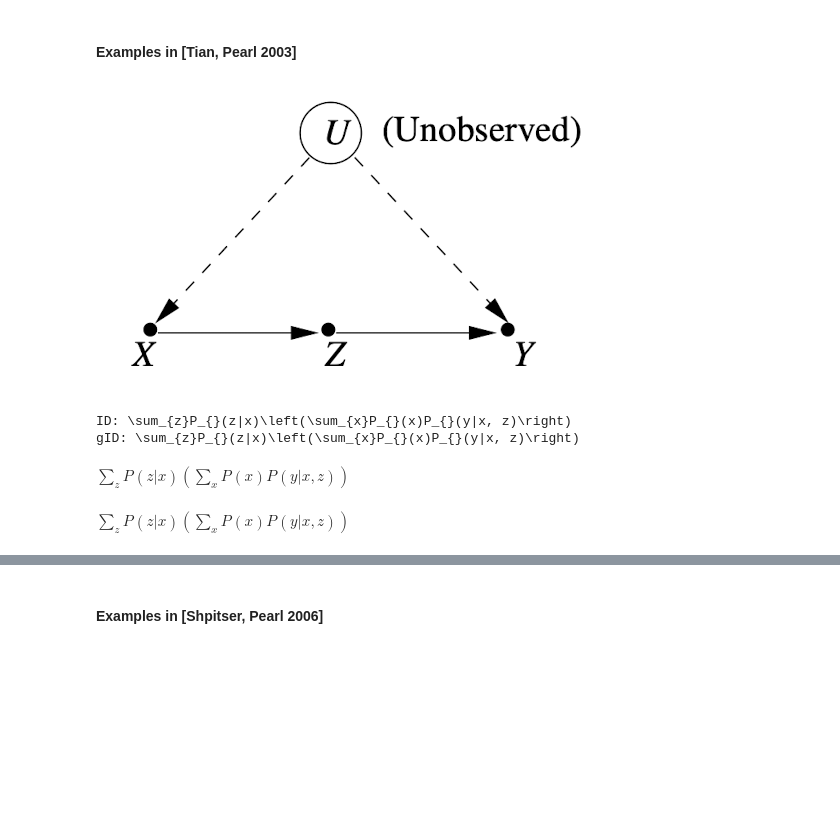
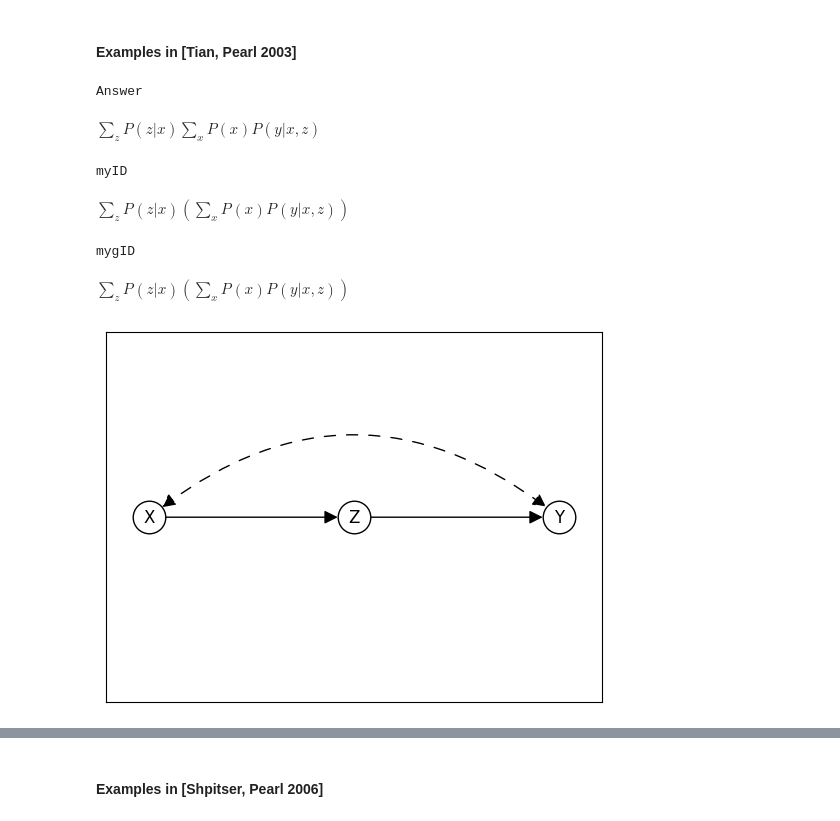
Before and after one commit to DS-argus/GS_MABUC, a Jupyter notebook: ID_examples.ipynb, the cells around one changed output, grey strips where cells are left out. Cells and saved outputs as stored; diff of their text form; code cells hidden in the pictures; blank space fills up the shorter version.

```diff
--- a/ID_examples.ipynb
+++ b/ID_examples.ipynb
@@ -7,23 +8,32 @@ from IPython.display import display, Math, Image
 #### Examples in [Tian, Pearl 2003]
 # %%
 # Figure 1: Front-door case
-display(Image(filename='Images/03_Figure1.png'))
+# display(Image(filename='Images/03_Figure1.png'))
 
-G = CausalDiagram({'X', 'Z', 'Y'},
+G = CD({'X', 'Z', 'Y'},
                     [('X', 'Z'), ('Z', 'Y')],
                     [('X', 'Y', 'U_XY')])
 
-P = ID(y=set(["Y"]), x=set(["X"]), P=Probability(var=G.V), G=G)
-P1 = gID(Y=set(["Y"]), X=set(["X"]), Z=frozenset([frozenset()]), P=Probability(var=G.V), G=G)
-print(f"ID: {P.printLatex()}")
-print(f"gID: {P1.printLatex()}")
-display(Math(P.printLatex()))
+G.draw(pos={'X':(0,0),'Z':(1,0),'Y':(2,0)});
+
+P = gID(G, {'Y'}, {'X'}, Zss=[set()])
+print(f"Answer")
+display(Math(str(P)))
+
+P1 = myID(Y={'Y'}, X={'X'}, G=G)
+print(f"myID")
 display(Math(P1.printLatex()))
+
+P2 = mygID(Y=set(["Y"]), X=set(["X"]), Z=frozenset([frozenset()]), G=G)
+print(f"mygID")
+display(Math(P2.printLatex()))
 # %% [output]
-[figure, old version]
-ID: \sum_{z}P_{}(z|x)\left(\sum_{x}P_{}(x)P_{}(y|x, z)\right)
-gID: \sum_{z}P_{}(z|x)\left(\sum_{x}P_{}(x)P_{}(y|x, z)\right)
+Answer
-$\displaystyle \sum_{z}P_{}(z|x)\left(\sum_{x}P_{}(x)P_{}(y|x, z)\right)$
+$\displaystyle \sum_{z} P(z | x) \sum_{x} P(x) P(y | x,z)$
+myID
 $\displaystyle \sum_{z}P_{}(z|x)\left(\sum_{x}P_{}(x)P_{}(y|x, z)\right)$
+mygID
+$\displaystyle \sum_{z}P_{}(z|x)\left(\sum_{x}P_{}(x)P_{}(y|x, z)\right)$
+[figure, new version]
 # %%
 # Figure 2 --> 정리하면 논문 결과와 일치
```
Also changed, not shown: parts of 15 cells of this notebook.
